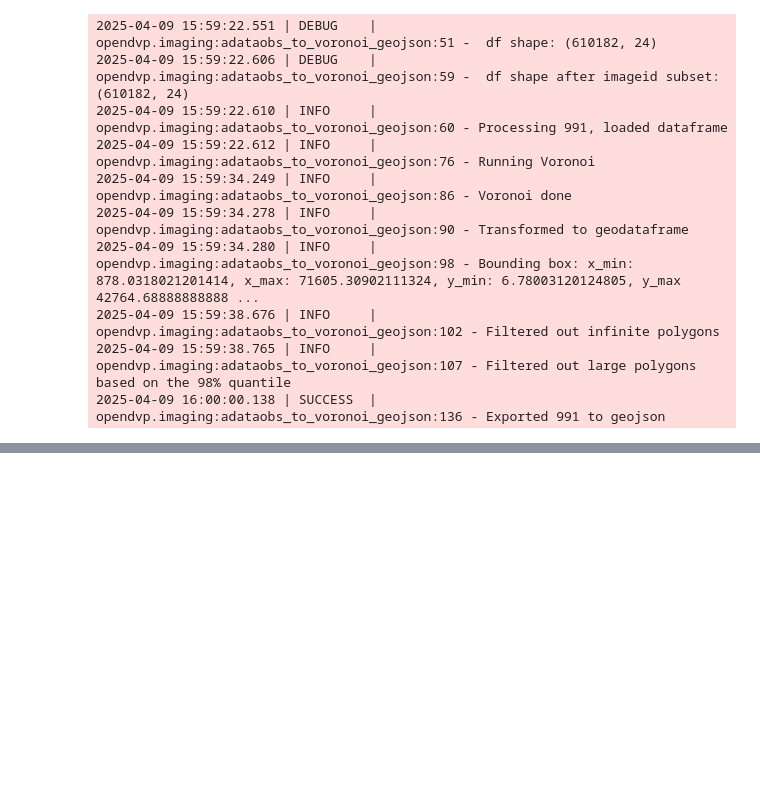
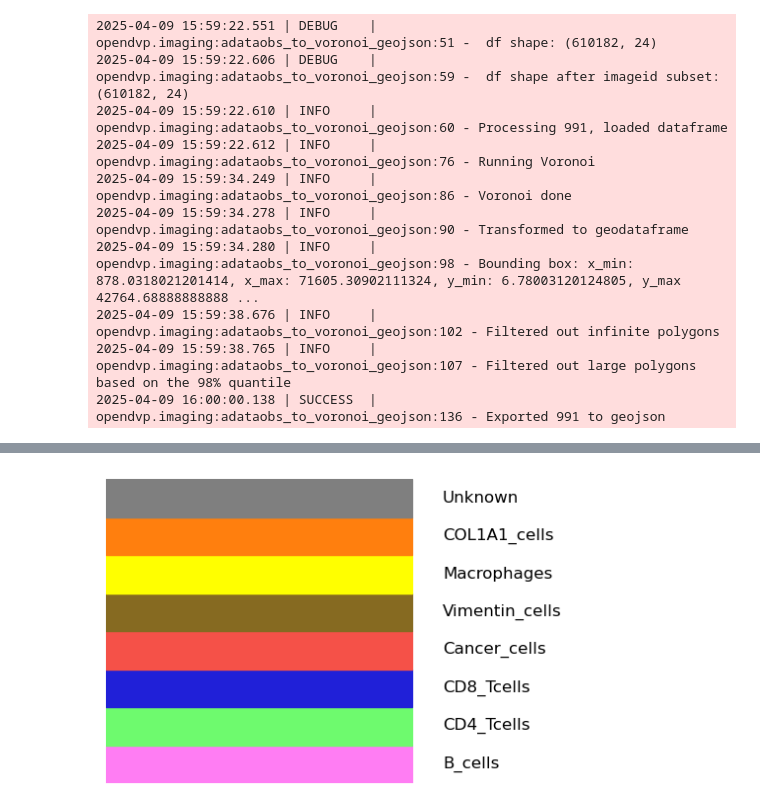
Before and after one commit to josenimo/P26_DA, a Jupyter notebook: nbs/1_991_ImageAnalysis.ipynb, the cells around one changed output, grey strips where cells are left out. Saved outputs shown, nothing was run; the diff lists cells and outputs as text; code cells hidden in the pictures; blank space fills up the shorter version.

Commit message:
new color phenotypes

```diff
--- a/nbs/1_991_ImageAnalysis.ipynb
+++ b/nbs/1_991_ImageAnalysis.ipynb
@@ -476,0 +504,4 @@ imaging.adataobs_to_voronoi_geojson(
+# %%
+#load color_dict
+with open("../assets/pheno_colors.json", "r") as f:
+    loaded_dict = json.load(f)
@@ -476,0 +519,16 @@ imaging.adataobs_to_voronoi_geojson(
+# %%
+def print_color_dict(dictionary):
+    fig, ax = plt.subplots(figsize=(8, len(dictionary) * 0.5))
+    for index,(name, hex) in enumerate(dictionary.items()):
+        ax.add_patch(plt.Rectangle((0, index), 1, 1, color=hex))
+        ax.text(1.1, index + 0.5, name, ha='left', va='center', fontsize=12)
+
+    # Adjust plot limits and aesthetics
+    ax.set_xlim(0, 2)
+    ax.set_ylim(0, len(dictionary))
+    ax.axis('off')
+    plt.show()
+# %%
+print_color_dict(loaded_dict)
+# %% [output]
+[figure, added]
```
Also changed, not shown: parts of 15 cells of this notebook, 1 other file.
